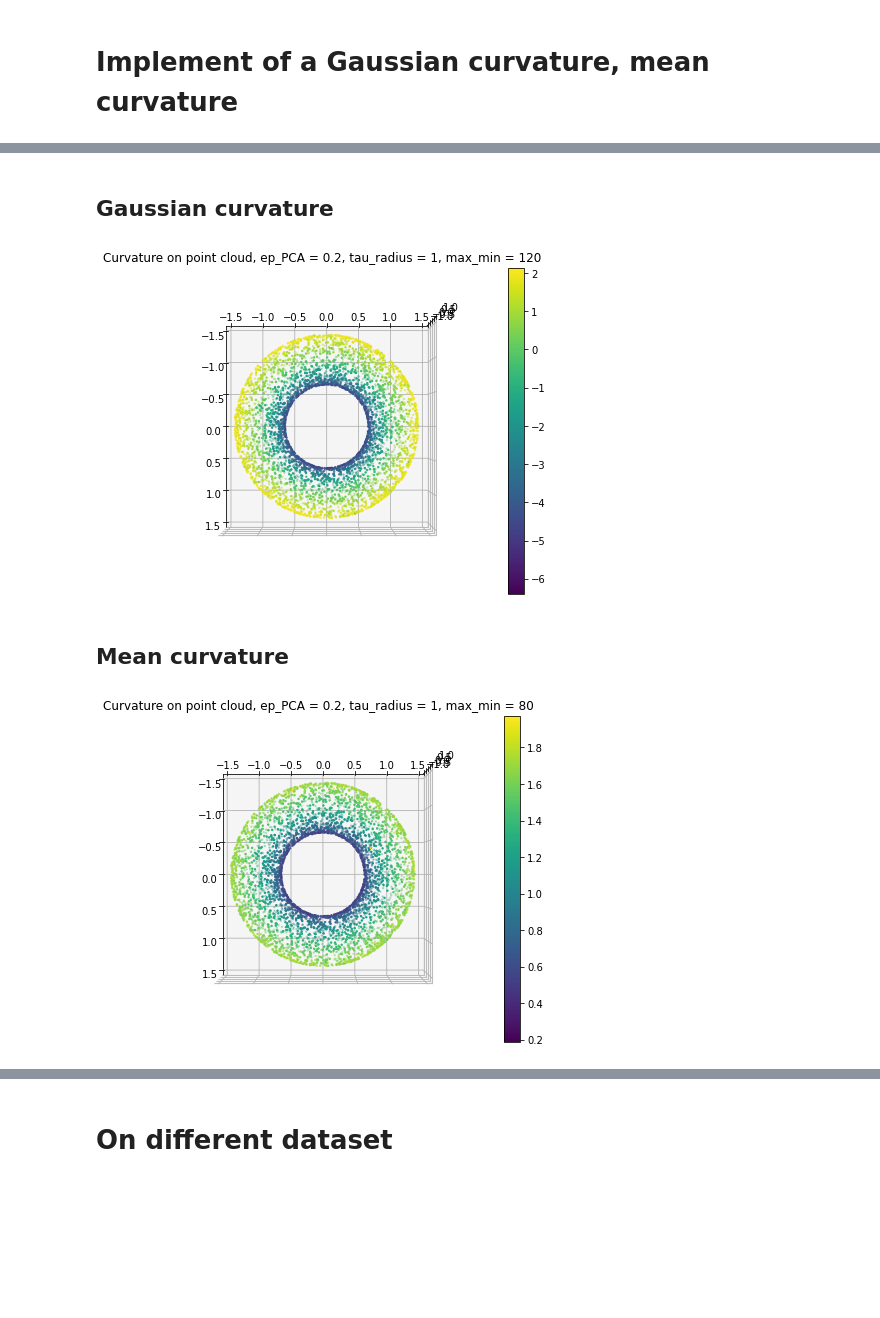
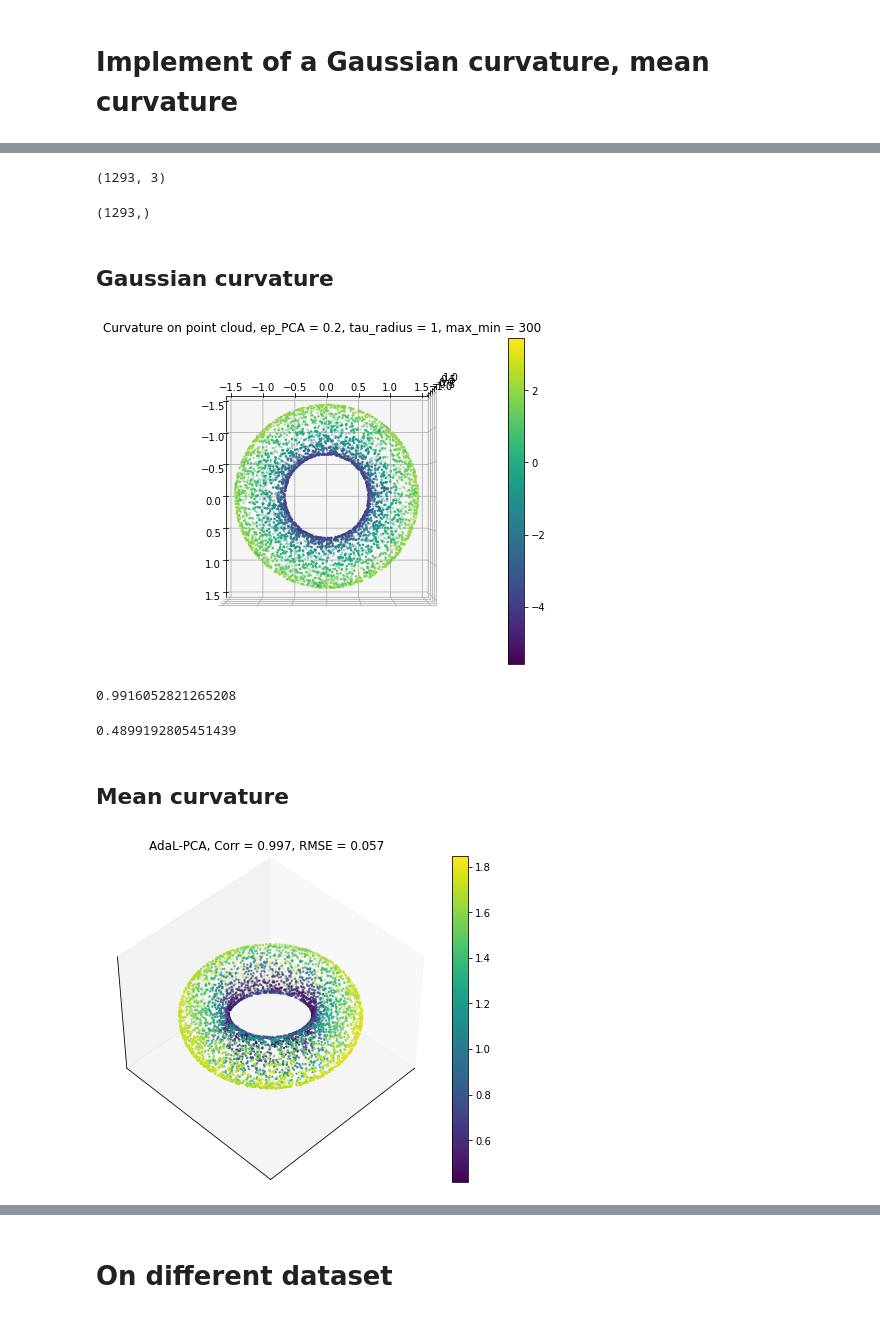
Before and after one commit to ZhangKaly/Principal-Curvature, a Jupyter notebook: notebooks/9.0-kz-all-curvatures.ipynb, the cells around one changed output, grey strips where cells are left out. Cells and saved outputs as stored; diff of their text form; code cells hidden in the pictures; blank space fills up the shorter version.

```diff
--- a/notebooks/9.0-kz-all-curvatures.ipynb
+++ b/notebooks/9.0-kz-all-curvatures.ipynb
@@ -112,3 +93,13 @@ def find_basis_align_normal(point_cloud, x, center, extrin_dim = 3, epsilon_PCA
+# %%
+tau_nbrs, tau_dist, O = find_basis(cloud, query,  epsilon_PCA = 0.2, tau_radius = 1)
+# %%
+tau_nbrs.shape
+# %% [output]
+(1293, 3)
+# %%
+tau_dist.shape
+# %% [output]
+(1293,)
 # %%
 def compute_Gaussian_curvature(point_cloud, query_point, extrin_dim = 3,
                                epsilon_PCA = 0.1, tau_radius = 0.4, max_min_num = 10, use_cross = True):
@@ -163,7 +167,7 @@ num_eval = int(len(torus))
 curvature = []
 for i in tqdm(range(num_eval)):
     b = compute_Gaussian_curvature(torus, torus[i].reshape(1, -1),
-                                   epsilon_PCA =0.2, tau_radius = 1, max_min_num = 120)
+                                   epsilon_PCA =0.3, tau_radius = 0.6, prpl_percent = 0.2)
     curvature.append(b)
 # %%
 v = np.array(curvature).T
@@ -172,10 +176,20 @@ v = np.array(curvature).T
 fig = plt.figure(figsize=(8, 6))
 ax = fig.add_subplot(111, projection='3d')
 scatter = ax.scatter(torus[:num_eval, 0], torus[:num_eval, 1], torus[:num_eval, 2], s=2, c = v)
-ax.set_title("Curvature on point cloud, ep_PCA = 0.2, tau_radius = 1, max_min = 120")
+ax.set_title("Curvature on point cloud, ep_PCA = 0.2, tau_radius = 1, max_min = 300")
 ax.view_init(90, 0)
 plt.colorbar(scatter)
 ax.set_aspect('equal')
 plt.show()
 # %% [output]
-[figure, old version]
+[figure, new version]
+# %%
+corr, _ = pearsonr(torus_K , v)
+corr
+# %% [output]
+0.9916052821265208
+# %%
+from sklearn.metrics import mean_squared_error
+np.sqrt(mean_squared_error(torus_K, v))
+# %% [output]
+0.4899192805451439
@@ -182,22 +206,55 @@ plt.show()
 # %% [markdown]
 ## Mean curvature
+# %%
+def compute_mean_curvature(point_cloud, query_point, center, extrin_dim = 3,
+                           epsilon_PCA = 0.1, tau_radius = 0.4, max_min_num = 10, use_cross = True):
+
+    tau_nbrs, tau_dist, O = find_basis(point_cloud, query_point, extrin_dim = extrin_dim,
+                                       epsilon_PCA = epsilon_PCA, tau_radius = tau_radius)
+
+    if use_cross:
+        O2 = np.cross(O[0], O[1])
+    else:
+        O2 = O[2]
+
+    if np.dot(query_point[0] - center, O2) < 0:
+        O2 = -O2
+    #max_min_num = int(0.4 * len(tau_nbrs))
+
+    ti = tau_nbrs[1:] - tau_nbrs[0]
+    norms = np.square(ti).sum(axis=1)
+    tensor_all = 2 * (O2 * ti).sum(axis=1) / norms
+
+    if max_min_num < 1:
+        min_quantile = max_min_num
+        max_cur = np.quantile(tensor_all, 1-min_quantile)
+        min_cur = np.quantile(tensor_all, min_quantile)
+    else:
+        max_cur = sum(sorted(tensor_all, reverse=True)[:max_min_num])/max_min_num
+        min_cur = sum(sorted(tensor_all)[:max_min_num])/max_min_num
+
+    return (max_cur + min_cur)/2
 # %%
 num_eval = int(len(torus))
 curvature = []
 for i in tqdm(range(num_eval)):
     b = compute_mean_curvature(torus, torus[i].reshape(1, -1), torus_centers[i],
-                               epsilon_PCA =0.2, tau_radius = 1, max_min_num = 120)
+                               epsilon_PCA =0.2, tau_radius = 1, max_min_num = 450)
     curvature.append(b)
 # %%
 v = np.array(curvature).T
 # Visualize the point cloud
 fig = plt.figure(figsize=(8, 6))
 ax = fig.add_subplot(111, projection='3d')
-scatter = ax.scatter(torus[:num_eval, 0], torus[:num_eval, 1], torus[:num_eval, 2], s=2, c = v)
-ax.set_title("Curvature on point cloud, ep_PCA = 0.2, tau_radius = 1, max_min = 80")
-ax.view_init(90, 0)
+scatter = ax.scatter(torus[:num_eval, 0], torus[:num_eval, 1], torus[:num_eval, 2], s=2, c = -v)
+ax.set_title("AdaL-PCA, Corr = 0.997, RMSE = 0.057")
+ax.set_xticks([])
+ax.set_yticks([])
+ax.set_zticks([])
 plt.colorbar(scatter)
 ax.set_aspect('equal')
+ax.view_init(45, 45)
+plt.savefig("mc_torus.png", dpi = 300)
 plt.show()
 # %% [output]
-[figure, old version]
+[figure, new version]
```
Also changed, not shown: parts of 27 cells of this notebook, 32 other files.
